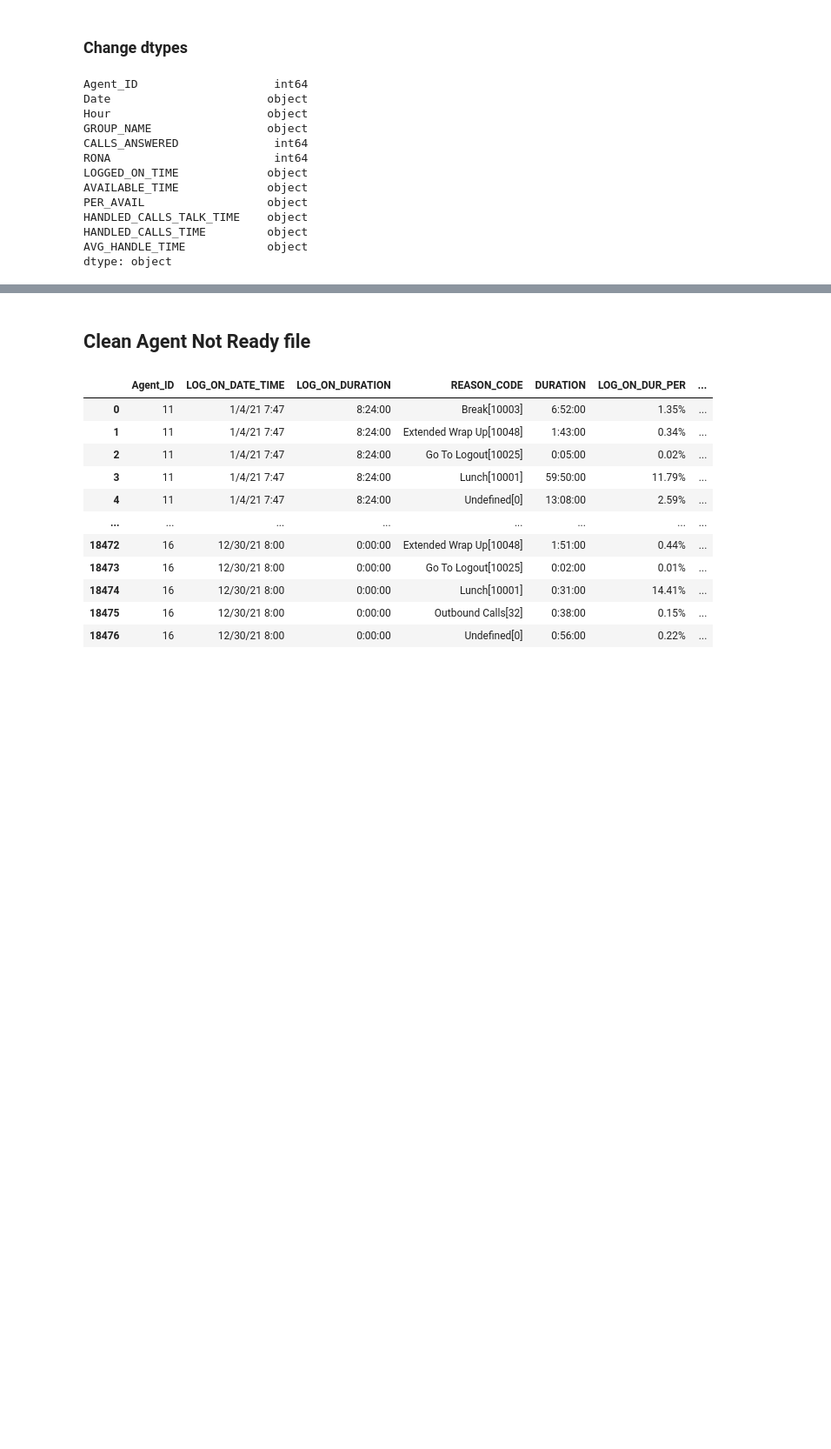
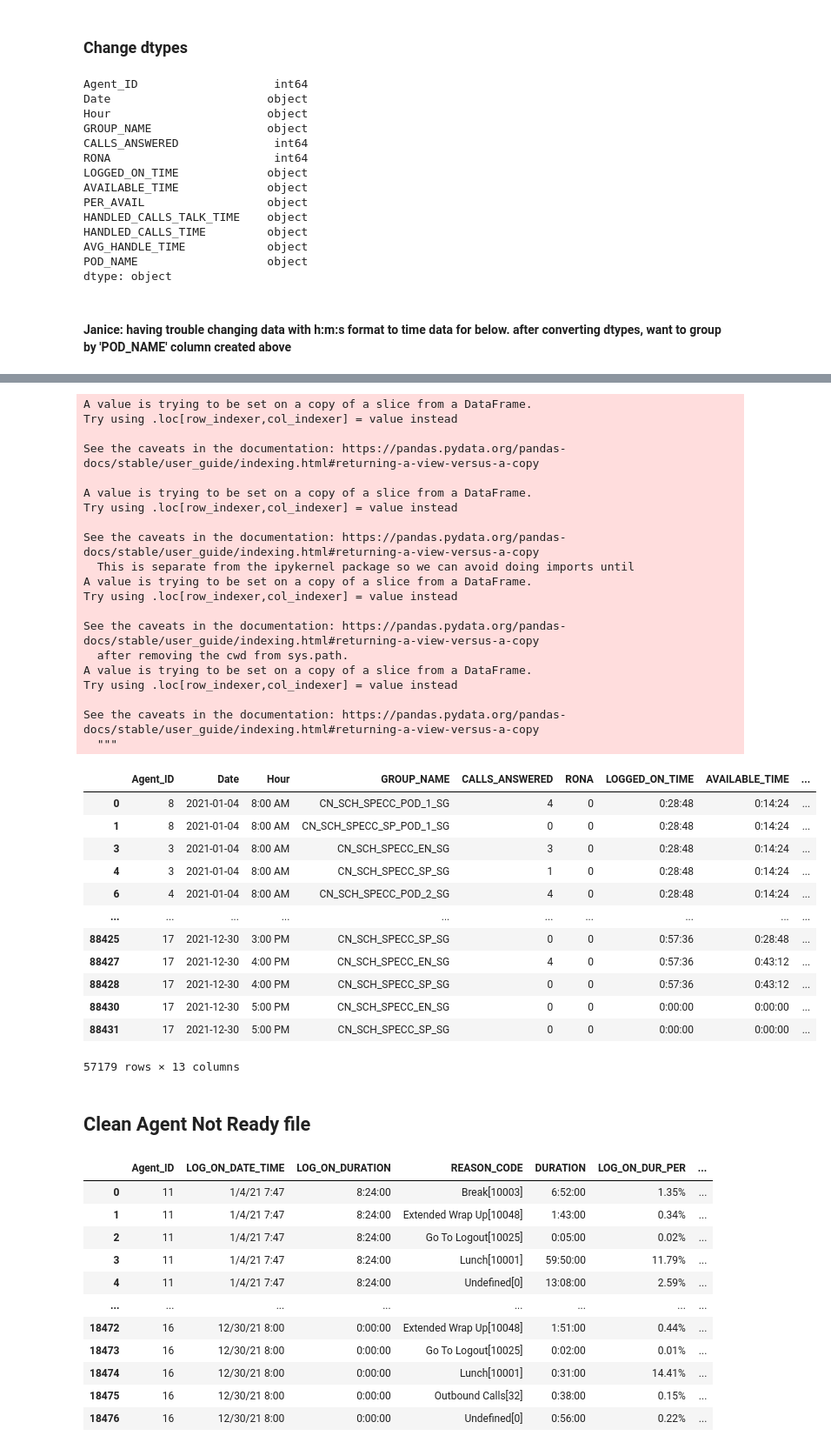
Before and after one commit to evanbruno617/Call_Response_Analysis, a Jupyter notebook: Clean_Data_2.ipynb, the cells around one changed output, grey strips where cells are left out. Shown: that part at 87% size. Drawn from its saved outputs; the diff is of its cells as text; code cells hidden in the pictures; blank space fills up the shorter version.

```diff
--- a/Clean_Data_2.ipynb
+++ b/Clean_Data_2.ipynb
@@ -131,8 +131,15 @@ Agent_State_Summary_df['Hour'].value_counts()
 6:00 AM       16
 Name: Hour, dtype: int64
 # %%
-# Remove hours outside of 8AM to 5PM
-Agent_State_Summary_df = Agent_State_Summary_df.loc[(Agent_State_Summary_df['Hour'] != '6:00 PM') & (Agent_State_Summary_df['Hour'] != '7:00 PM') & (Agent_State_Summary_df['Hour'] != '8:00 PM') & (Agent_State_Summary_df['Hour'] != '9:00 PM')& (Agent_State_Summary_df['Hour'] != '10:00 PM') & (Agent_State_Summary_df['Hour'] != '11:00 PM') & (Agent_State_Summary_df['Hour'] != '12:00 AM') & (Agent_State_Summary_df['Hour'] != '1:00 AM') & (Agent_State_Summary_df['Hour'] != '2:00 AM') & (Agent_State_Summary_df['Hour'] != '3:00 AM') & (Agent_State_Summary_df['Hour'] != '4:00 AM') & (Agent_State_Summary_df['Hour'] != '5:00 AM') & (Agent_State_Summary_df['Hour'] != '6:00 AM') & (Agent_State_Summary_df['Hour'] != '7:00 AM')]
+# Remove hours outside of working hours (8AM to 5PM)
+Agent_State_Summary_df = Agent_State_Summary_df.loc[(Agent_State_Summary_df['Hour'] != '6:00 PM')
+            & (Agent_State_Summary_df['Hour'] != '7:00 PM') & (Agent_State_Summary_df['Hour'] != '8:00 PM')
+            & (Agent_State_Summary_df['Hour'] != '9:00 PM')& (Agent_State_Summary_df['Hour'] != '10:00 PM')
+            & (Agent_State_Summary_df['Hour'] != '11:00 PM') & (Agent_State_Summary_df['Hour'] != '12:00 AM')
+            & (Agent_State_Summary_df['Hour'] != '1:00 AM') & (Agent_State_Summary_df['Hour'] != '2:00 AM')
+            & (Agent_State_Summary_df['Hour'] != '3:00 AM') & (Agent_State_Summary_df['Hour'] != '4:00 AM')
+            & (Agent_State_Summary_df['Hour'] != '5:00 AM') & (Agent_State_Summary_df['Hour'] != '6:00 AM')
+            & (Agent_State_Summary_df['Hour'] != '7:00 AM')]
 Agent_State_Summary_df['Hour'].value_counts()
 # %% [output]
 9:00 AM     6246
@@ -148,0 +158,13 @@ Name: Hour, dtype: int64
+# %%
+# Create a function
+def pod_name(x):
+    if (x == 'CN_SCH_SPECC_EN_SG') or (x == 'CN_SCH_SPECC_SP_SG'):
+        return 'POD 3'
+    elif (x == 'CN_SCH_SPECC_POD_2_SG') or (x == 'CN_SCH_SPECC_SP_POD_2_SG'):
+        return 'POD 2'
+    else:
+        return 'POD 1'
+
+# Create new column to assign values
+Agent_State_Summary_df['POD_NAME'] = Agent_State_Summary_df['GROUP_NAME'].apply(pod_name)
+Agent_State_Summary_df
@@ -149,7 +198,7 @@ Name: Hour, dtype: int64
 # %% [markdown]
 ### Change dtypes
 # %%
-# Check data types
+# Check dtypes
 print(Agent_State_Summary_df.dtypes)
 # %% [output]
 Agent_ID                    int64
@@ -164,4 +213,17 @@ PER_AVAIL                  object
 HANDLED_CALLS_TALK_TIME    object
 HANDLED_CALLS_TIME         object
 AVG_HANDLE_TIME            object
+POD_NAME                   object
 dtype: object
+# %% [markdown]
+#### Janice: having trouble changing data with h:m:s format to time data for below. after converting dtypes, want to group by 'POD_NAME' column created above
+# %%
+# Change dtypes
+Agent_State_Summary_df['Date'] = Agent_State_Summary_df['Date'].astype('string')
+Agent_State_Summary_df['Date'] = pd.to_datetime(Agent_State_Summary_df['Date'])
+Agent_State_Summary_df['GROUP_NAME'] = Agent_State_Summary_df['GROUP_NAME'].astype('string')
+Agent_State_Summary_df['PER_AVAIL'] = Agent_State_Summary_df['PER_AVAIL'].str.rstrip('%').astype('float') / 100.0
+
+print(Agent_State_Summary_df.dtypes)
+Agent_State_Summary_df
+# %% [output]
@@ -168,3 +244,36 @@ dtype: object
+A value is trying to be set on a copy of a slice from a DataFrame.
+Try using .loc[row_indexer,col_indexer] = value instead
+
+See the caveats in the documentation: https://pandas.pydata.org/pandas-docs/stable/user_guide/indexing.html#returning-a-view-versus-a-copy
+
+A value is trying to be set on a copy of a slice from a DataFrame.
+Try using .loc[row_indexer,col_indexer] = value instead
+
+See the caveats in the documentation: https://pandas.pydata.org/pandas-docs/stable/user_guide/indexing.html#returning-a-view-versus-a-copy
+  This is separate from the ipykernel package so we can avoid doing imports until
+A value is trying to be set on a copy of a slice from a DataFrame.
+Try using .loc[row_indexer,col_indexer] = value instead
+
+See the caveats in the documentation: https://pandas.pydata.org/pandas-docs/stable/user_guide/indexing.html#returning-a-view-versus-a-copy
+  after removing the cwd from sys.path.
+A value is trying to be set on a copy of a slice from a DataFrame.
+Try using .loc[row_indexer,col_indexer] = value instead
+
+See the caveats in the documentation: https://pandas.pydata.org/pandas-docs/stable/user_guide/indexing.html#returning-a-view-versus-a-copy
+  """
+|  | Agent_ID | Date | Hour | GROUP_NAME | CALLS_ANSWERED | RONA | LOGGED_ON_TIME | AVAILABLE_TIME | ... |
+| 0 | 8 | 2021-01-04 | 8:00 AM | CN_SCH_SPECC_POD_1_SG | 4 | 0 | 0:28:48 | 0:14:24 | ... |
+| 1 | 8 | 2021-01-04 | 8:00 AM | CN_SCH_SPECC_SP_POD_1_SG | 0 | 0 | 0:28:48 | 0:14:24 | ... |
+| 3 | 3 | 2021-01-04 | 8:00 AM | CN_SCH_SPECC_EN_SG | 3 | 0 | 0:28:48 | 0:14:24 | ... |
+| 4 | 3 | 2021-01-04 | 8:00 AM | CN_SCH_SPECC_SP_SG | 1 | 0 | 0:28:48 | 0:14:24 | ... |
+| 6 | 4 | 2021-01-04 | 8:00 AM | CN_SCH_SPECC_POD_2_SG | 4 | 0 | 0:28:48 | 0:14:24 | ... |
+| ... | ... | ... | ... | ... | ... | ... | ... | ... | ... |
+| 88425 | 17 | 2021-12-30 | 3:00 PM | CN_SCH_SPECC_SP_SG | 0 | 0 | 0:57:36 | 0:28:48 | ... |
+| 88427 | 17 | 2021-12-30 | 4:00 PM | CN_SCH_SPECC_EN_SG | 4 | 0 | 0:57:36 | 0:43:12 | ... |
+| 88428 | 17 | 2021-12-30 | 4:00 PM | CN_SCH_SPECC_SP_SG | 0 | 0 | 0:57:36 | 0:43:12 | ... |
+| 88430 | 17 | 2021-12-30 | 5:00 PM | CN_SCH_SPECC_EN_SG | 0 | 0 | 0:00:00 | 0:00:00 | ... |
+| 88431 | 17 | 2021-12-30 | 5:00 PM | CN_SCH_SPECC_SP_SG | 0 | 0 | 0:00:00 | 0:00:00 | ... |
+57179 rows × 13 columns
 # %% [markdown]
 ## Clean Agent Not Ready file
 # %%
```
Also changed, not shown: parts of 23 cells of this notebook.
